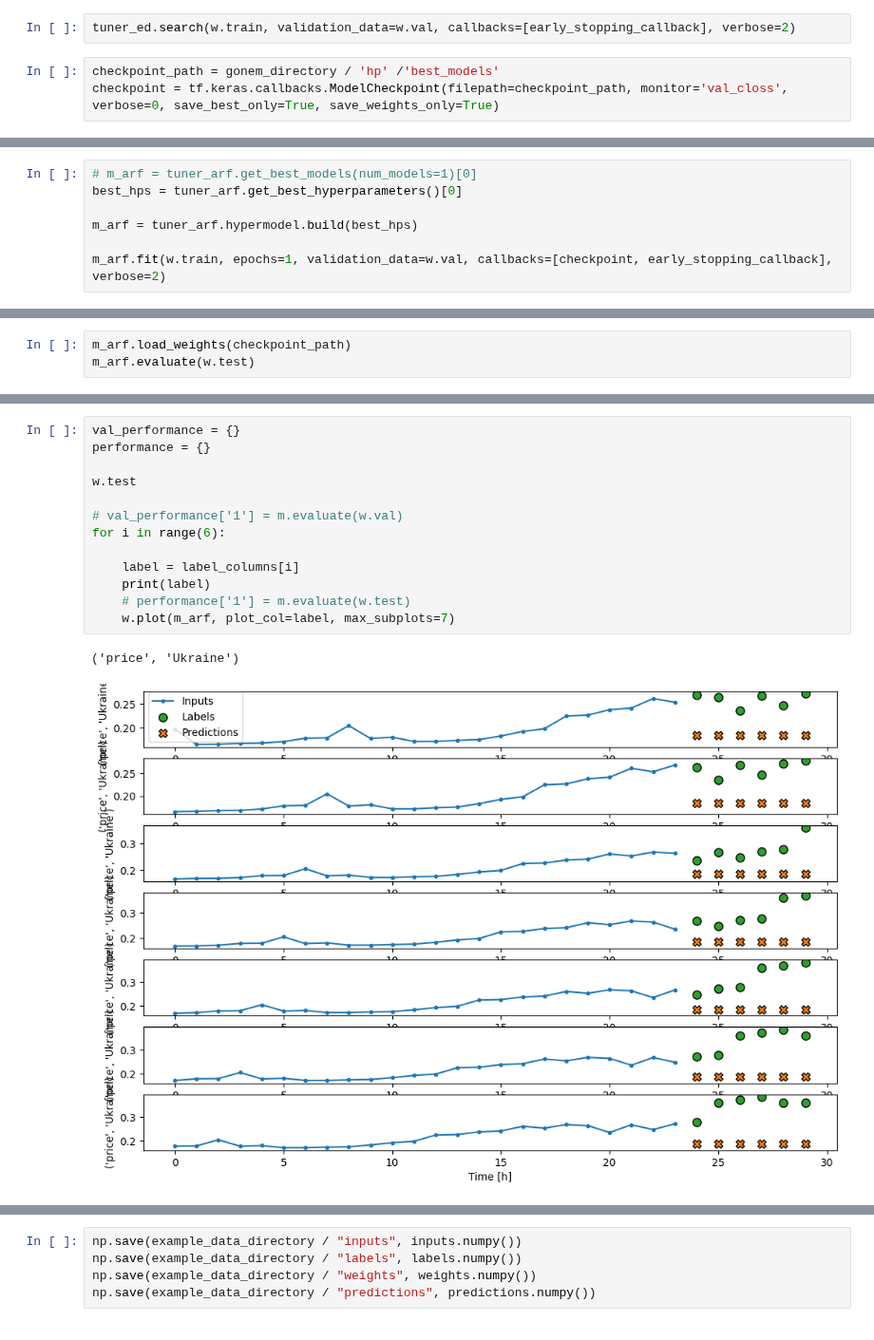
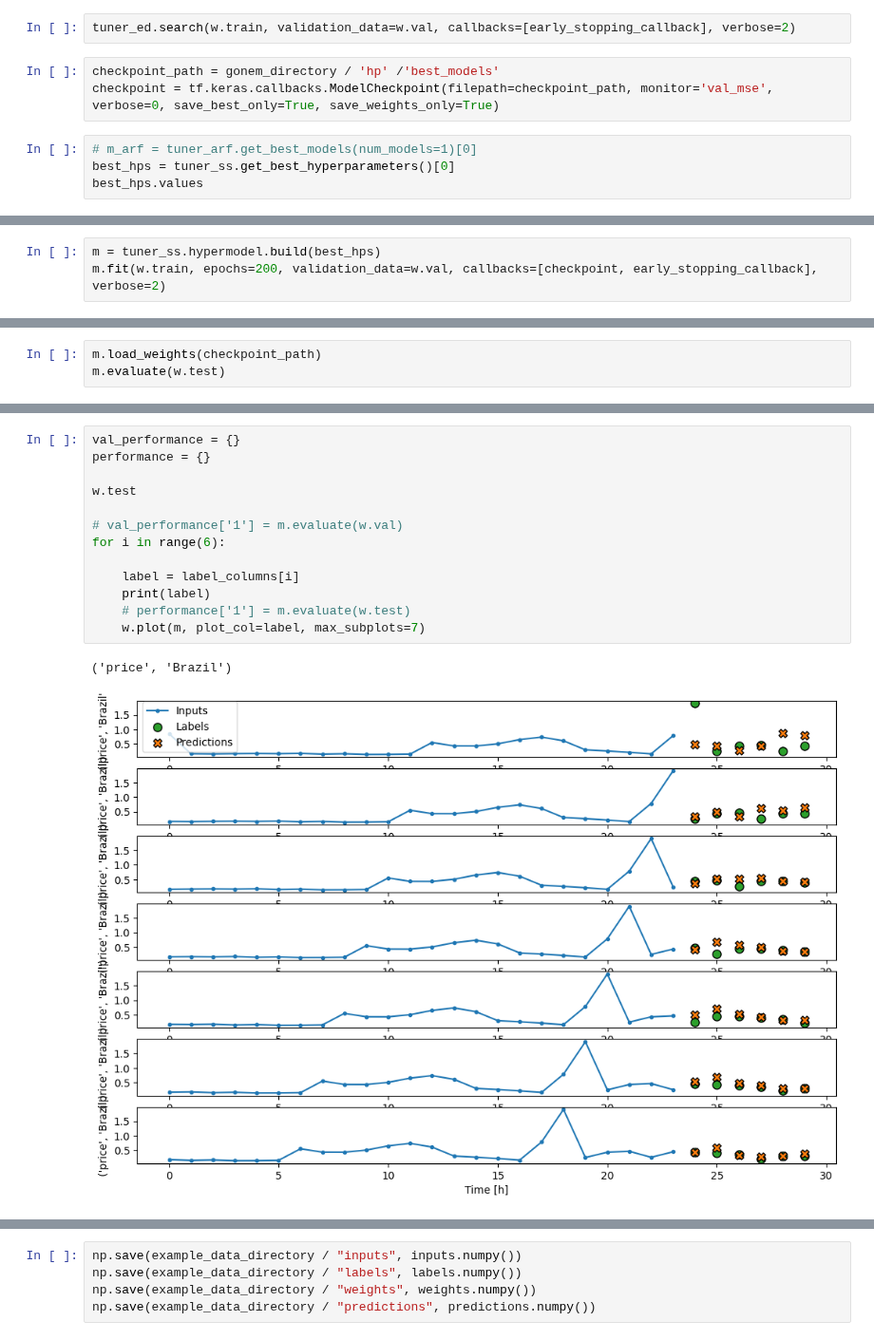
Before and after one commit to Gogonemnem/erasmus-university-rotterdam-assignments, a Jupyter notebook: code/notebooks/Gonem/run.ipynb, the cells around one changed output, grey strips where cells are left out. Shown at 95% size. Saved outputs shown, nothing was run; the diff lists cells and outputs as text.

```diff
--- a/code/notebooks/Gonem/run.ipynb
+++ b/code/notebooks/Gonem/run.ipynb
@@ -349,4 +392,8 @@ tuner_ss.search(w.train, validation_data=w.val, callbacks=[early_stopping_callba
 tuner_ed.search(w.train, validation_data=w.val, callbacks=[early_stopping_callback], verbose=2)
 # %%
 checkpoint_path = gonem_directory / 'hp' /'best_models'
-checkpoint = tf.keras.callbacks.ModelCheckpoint(filepath=checkpoint_path, monitor='val_closs', verbose=0, save_best_only=True, save_weights_only=True)
+checkpoint = tf.keras.callbacks.ModelCheckpoint(filepath=checkpoint_path, monitor='val_mse', verbose=0, save_best_only=True, save_weights_only=True)
+# %%
+# m_arf = tuner_arf.get_best_models(num_models=1)[0]
+best_hps = tuner_ss.get_best_hyperparameters()[0]
+best_hps.values
@@ -353,8 +416,4 @@ checkpoint = tf.keras.callbacks.ModelCheckpoint(filepath=checkpoint_path, monito
 # %%
-# m_arf = tuner_arf.get_best_models(num_models=1)[0]
-best_hps = tuner_arf.get_best_hyperparameters()[0]
-
-m_arf = tuner_arf.hypermodel.build(best_hps)
-
-m_arf.fit(w.train, epochs=1, validation_data=w.val, callbacks=[checkpoint, early_stopping_callback], verbose=2)
+m = tuner_ss.hypermodel.build(best_hps)
+m.fit(w.train, epochs=200, validation_data=w.val, callbacks=[checkpoint, early_stopping_callback], verbose=2)
 # %% [output]
@@ -382,4 +438,4 @@ best_hps.values
 # %%
-m_arf.load_weights(checkpoint_path)
-m_arf.evaluate(w.test)
+m.load_weights(checkpoint_path)
+m.evaluate(w.test)
 # %% [output]
@@ -392,16 +444,16 @@ m_arf.evaluate(w.test)
 # %%
 val_performance = {}
 performance = {}
 
 w.test
 
 # val_performance['1'] = m.evaluate(w.val)
 for i in range(6):
 
     label = label_columns[i]
     print(label)
     # performance['1'] = m.evaluate(w.test)
-    w.plot(m_arf, plot_col=label, max_subplots=7)
+    w.plot(m, plot_col=label, max_subplots=7)
 # %% [output]
-('price', 'Ukraine')
+('price', 'Brazil')
-[figure, old version]
+[figure, new version]
```
Also changed, not shown: parts of 12 cells of this notebook.
